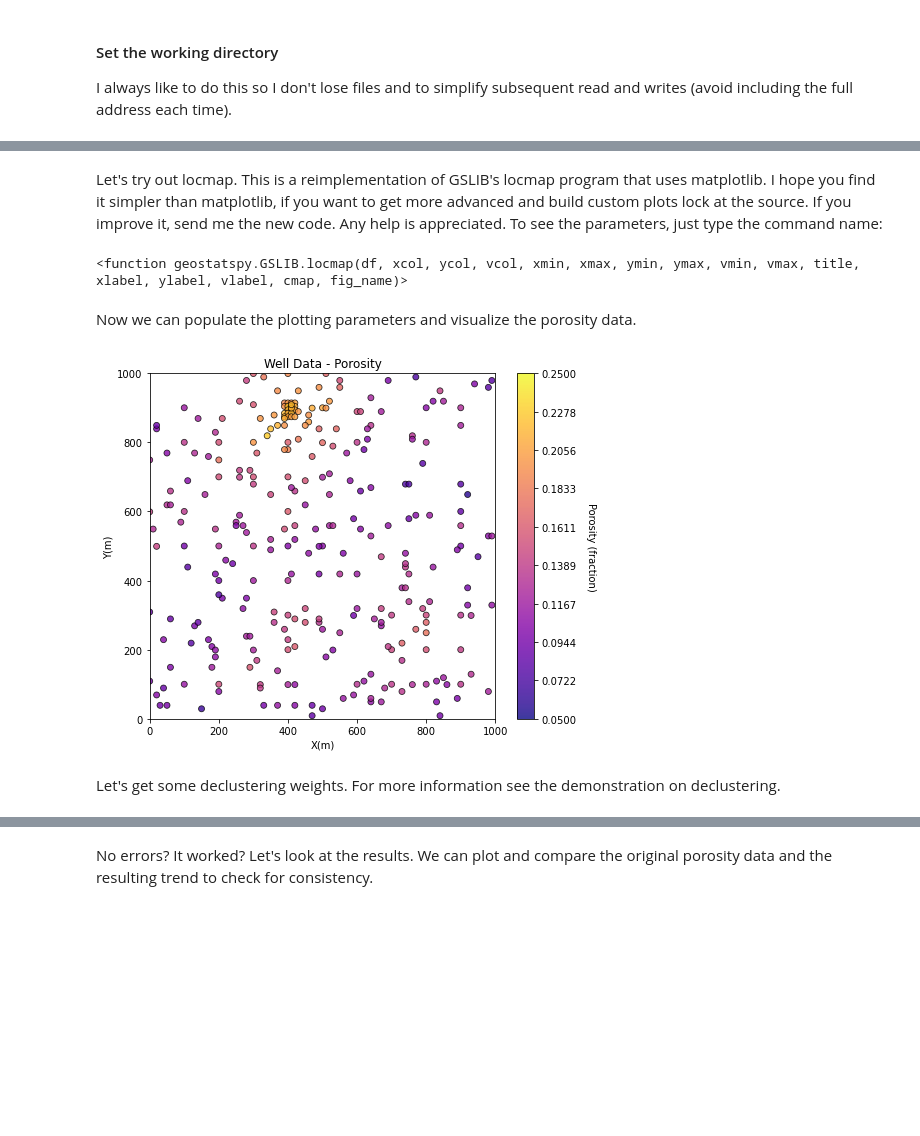
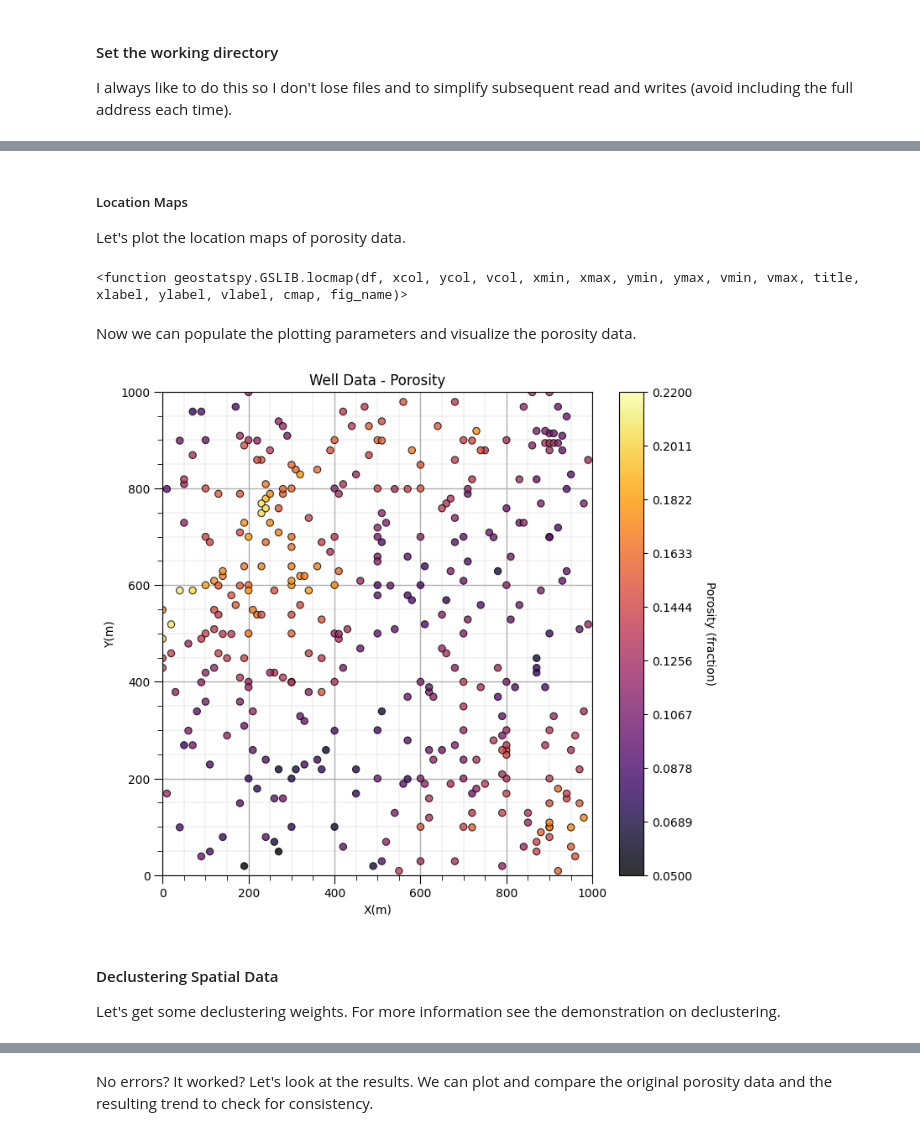
Before and after one commit to GeostatsGuy/GeostatsPyDemos, a Jupyter notebook: GeostatsPy_trends.ipynb, the cells around one changed output, grey strips where cells are left out. Saved outputs shown, nothing was run; the diff lists cells and outputs as text; code cells hidden in the pictures; blank space fills up the shorter version.

```diff
--- a/GeostatsPy_trends.ipynb
+++ b/GeostatsPy_trends.ipynb
@@ -116,3 +188,18 @@ import scipy.signal as signal             # kernel for moving window calculation
+# %%
+def make_Gaussian_kernel(sigma,nc,csiz):                      # Gaussian kernel maker
+    kernel = np.zeros((nc,nc))
+    for iy in range(0,nc):
+        y = (iy - 100)*csiz
+        for ix in range(0,nc):
+            x = (ix - 100)*csiz
+            kernel[iy,ix] = math.exp(-1*(y**2+x**2)/(2*sigma**2))/(2*math.pi*sigma**2)
+    kernel = kernel/np.sum(kernel.flatten())                  # normalize the kernel to sum to 1.0 to prevent bias
+    return kernel
+
+def add_grid():
+    plt.gca().grid(True, which='major',linewidth = 1.0); plt.gca().grid(True, which='minor',linewidth = 0.2) # add y grids
+    plt.gca().tick_params(which='major',length=7); plt.gca().tick_params(which='minor', length=4)
+    plt.gca().xaxis.set_minor_locator(AutoMinorLocator()); plt.gca().yaxis.set_minor_locator(AutoMinorLocator()) # turn on minor ticks
 # %% [markdown]
 #### Set the working directory
 
@@ -162,0 +215,4 @@ There are a lot of efficient methods to calculate summary statistics from tabula
+# %%
+df = pd.read_csv("https://raw.githubusercontent.com/GeostatsGuy/GeoDataSets/master/sample_data_MV_biased.csv") # load the data from Dr. Pyrcz's GitHub repository
+df = df[['X','Y','Porosity']]                                   # remove the unneeded features, columns
+df.head(n=3)                                                    # preview the DataFrame
@@ -176,25 +243,31 @@ It is natural to set the x and y coordinate and feature ranges manually. e.g. do
 # %%
-xmin = 0.0; xmax = 1000.0               # range of x values
-ymin = 0.0; ymax = 1000.0               # range of y values
-pormin = 0.05; pormax = 0.25;           # range of porosity values
-nx = 100; ny = 100; csize = 10.0
-cmap = plt.cm.plasma                    # color map
+xmin = 0.0; xmax = 1000.0                                     # range of x values
+ymin = 0.0; ymax = 1000.0                                     # range of y values
+
+xsiz = 10; ysiz = 10                                          # cell size
+nx = 100; ny = 100                                            # number of cells
+xmn = 5; ymn = 5                                              # grid origin, location center of lower left cell
+
+pormin = 0.05; pormax = 0.22                                  # set feature min and max for colorbars
-# %% [markdown]
-Let's try out locmap. This is a reimplementation of GSLIB's locmap program that uses matplotlib. I hope you find it simpler than matplotlib, if you want to get more advanced and build custom plots lock at the source. If you improve it, send me the new code. Any help is appreciated. To see the parameters, just type the command name:
-# %%
-GSLIB.locmap
-# %% [output]
-<function geostatspy.GSLIB.locmap(df, xcol, ycol, vcol, xmin, xmax, ymin, ymax, vmin, vmax, title, xlabel, ylabel, vlabel, cmap, fig_name)>
+# %% [markdown]
+##### Location Maps
+
+Let's plot the location maps of porosity data.
+# %%
+GSLIB.locmap                                                  # GeostatsPy's location map function
+# %% [output]
+<function geostatspy.GSLIB.locmap(df, xcol, ycol, vcol, xmin, xmax, ymin, ymax, vmin, vmax, title, xlabel, ylabel, vlabel, cmap, fig_name)>
 # %% [markdown]
 Now we can populate the plotting parameters and visualize the porosity data.
 # %%
 plt.subplot(111)
 GSLIB.locmap_st(df,'X','Y','Porosity',xmin,xmax,ymin,ymax,pormin,pormax,'Well Data - Porosity','X(m)','Y(m)','Porosity (fraction)',cmap)
-plt.subplots_adjust(left=0.0, bottom=0.0, right=1.0, top=1.2, wspace=0.2, hspace=0.2)
-plt.show()
+plt.subplots_adjust(left=0.0, bottom=0.0, right=1.0, top=1.2, wspace=0.2, hspace=0.2); add_grid(); plt.show()
 # %% [output]
-[figure, old version]
+[figure, new version]
 # %% [markdown]
+#### Declustering Spatial Data
+
 Let's get some declustering weights. For more information see the demonstration on declustering.
 # %%
 wts, cell_sizes, dmeans = geostats.declus(df,'X','Y','Porosity',iminmax = 1, noff= 10, ncell=100,cmin=10,cmax=2000)
```
Also changed, not shown: parts of 45 cells of this notebook, 12 other files.
